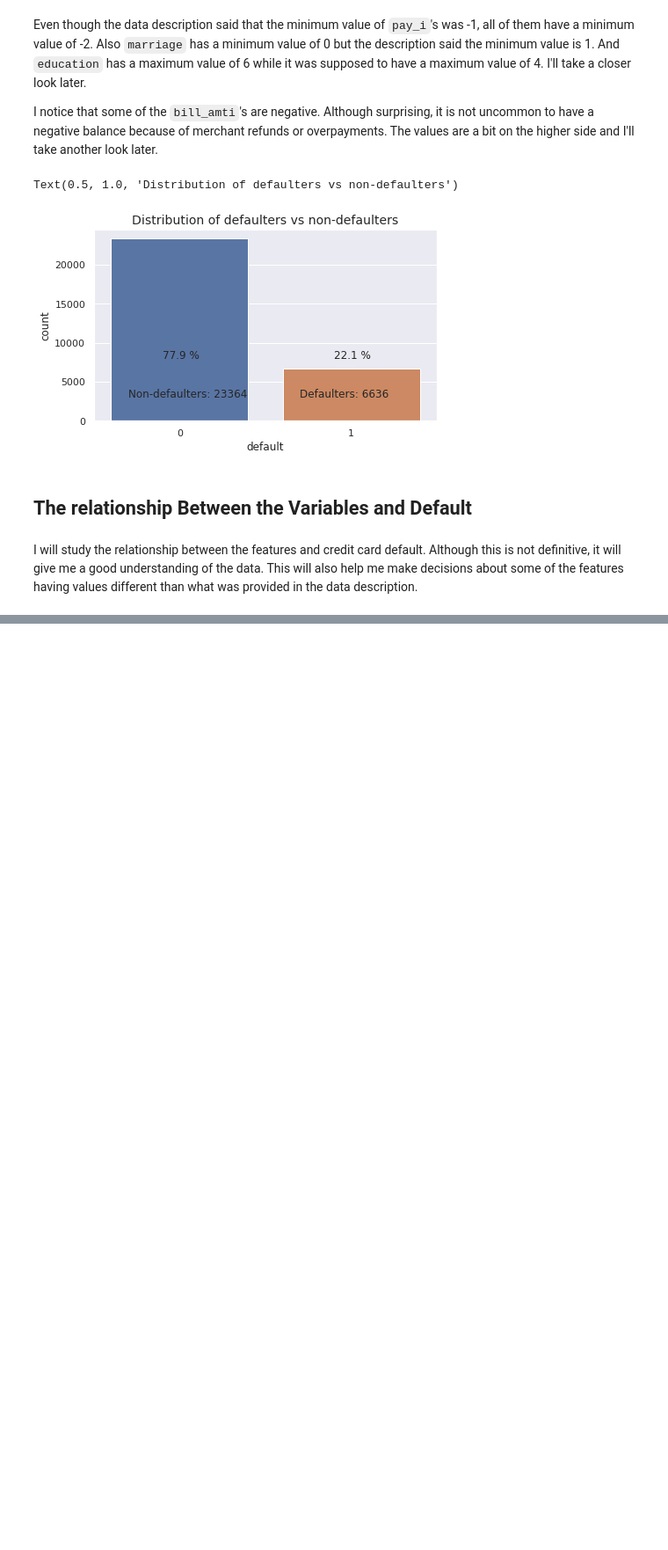
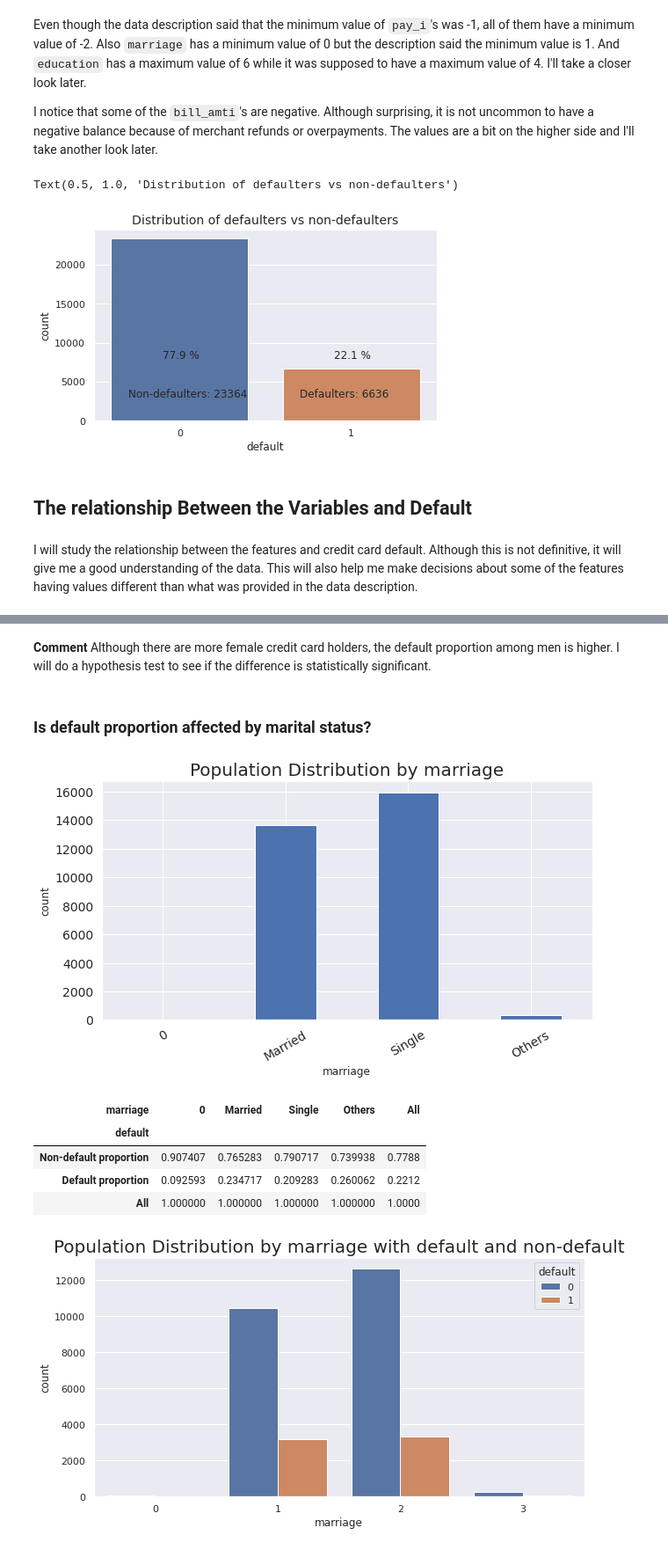
Before and after one commit to KaiwalyaZ/Credit-Card-Default, a Jupyter notebook: Credit_card_default_kaiwalya.ipynb, the cells around one changed output, grey strips where cells are left out. Shown at 88% size. Drawn from its saved outputs; the diff is of its cells as text; code cells hidden in the pictures; blank space fills up the shorter version.

```diff
--- a/Credit_card_default_kaiwalya.ipynb
+++ b/Credit_card_default_kaiwalya.ipynb
@@ -320,0 +335,15 @@ def compare_default_across_features(df, col_name, dict_label={}):
+# %% [markdown]
+**Comment**
+Although there are more female credit card holders, the default proportion among men is higher. I will do a hypothesis test to see if the difference is statistically significant.
+# %% [markdown]
+### **Is default proportion affected by marital status?**
+# %%
+_ = compare_default_across_features(cc_df, 'marriage', {0:'0', 1:'Married', 2:'Single', 3:'Others'})
+# %% [output]
+[figure, added]
+| marriage | 0 | Married | Single | Others | All |
+| default |  |  |  |  |  |
+| Non-default proportion | 0.907407 | 0.765283 | 0.790717 | 0.739938 | 0.7788 |
+| Default proportion | 0.092593 | 0.234717 | 0.209283 | 0.260062 | 0.2212 |
+| All | 1.000000 | 1.000000 | 1.000000 | 1.000000 | 1.0000 |
+[figure, added]
```
Also changed, not shown: parts of 16 cells of this notebook.
